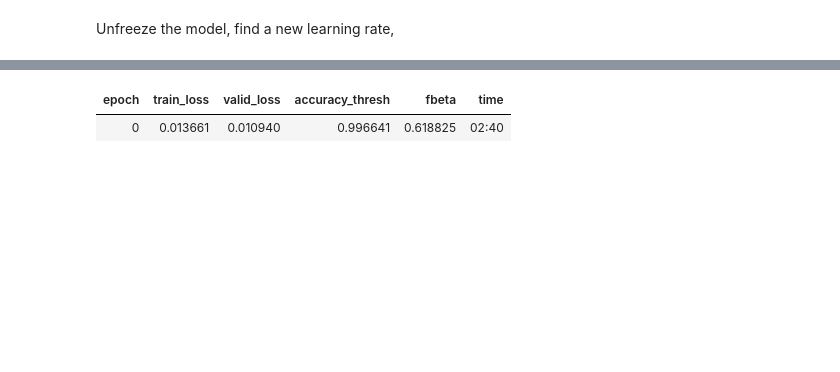
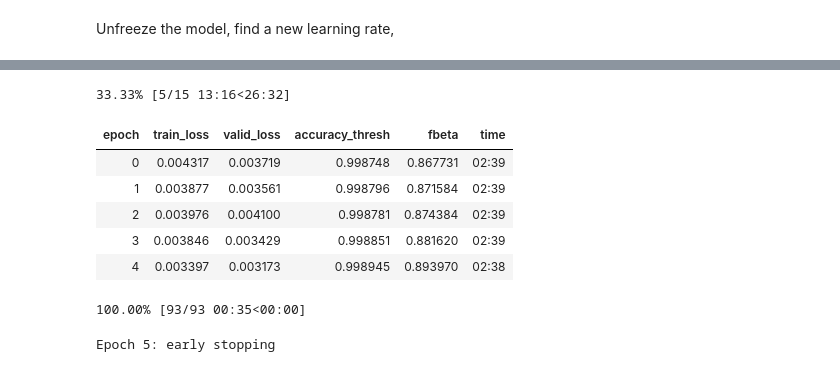
Before and after one commit to ArkAung/cardenity, a Jupyter notebook: Model Training.ipynb, the cells around one changed output, grey strips where cells are left out. Drawn from its saved outputs; the diff is of its cells as text; code cells hidden in the pictures; blank space fills up the shorter version.

```diff
--- a/Model Training.ipynb
+++ b/Model Training.ipynb
@@ -37,5 +37,5 @@ LR Finder is complete, type {learner_name}.recorder.plot() to see the graph.
 # %% [markdown]
 Model is trained with cyclical learning rate with early stopping.
 # %%
-learn.train_model(lr=5E-02, high_lr=None, epochs=1, freeze=True)
+learn.train_model(lr=5E-02, high_lr=None, epochs=15, freeze=True)
 # %% [output]
@@ -56,5 +67,12 @@ LR Finder is complete, type {learner_name}.recorder.plot() to see the graph.
 # %%
-learn.train_model(lr=3e-06, high_lr=5E-03, epochs=1, freeze=False)
+learn.train_model(lr=4e-06, high_lr=5E-03, epochs=15, freeze=False)
 # %% [output]
+33.33% [5/15 13:16<26:32]
 | epoch | train_loss | valid_loss | accuracy_thresh | fbeta | time |
-| 0 | 0.013661 | 0.010940 | 0.996641 | 0.618825 | 02:40 |
+| 0 | 0.004317 | 0.003719 | 0.998748 | 0.867731 | 02:39 |
+| 1 | 0.003877 | 0.003561 | 0.998796 | 0.871584 | 02:39 |
+| 2 | 0.003976 | 0.004100 | 0.998781 | 0.874384 | 02:39 |
+| 3 | 0.003846 | 0.003429 | 0.998851 | 0.881620 | 02:39 |
+| 4 | 0.003397 | 0.003173 | 0.998945 | 0.893970 | 02:38 |
+100.00% [93/93 00:35<00:00]
+Epoch 5: early stopping
```
Also changed, not shown: parts of 7 cells of this notebook, 3 other files.
